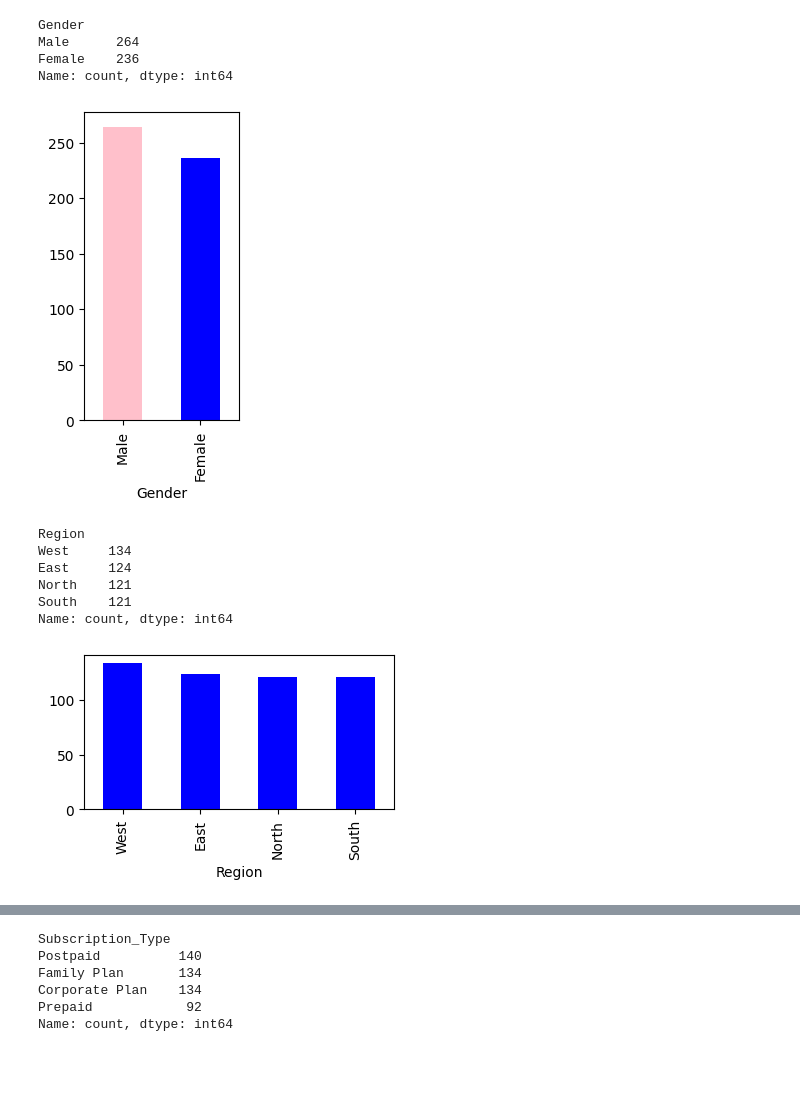
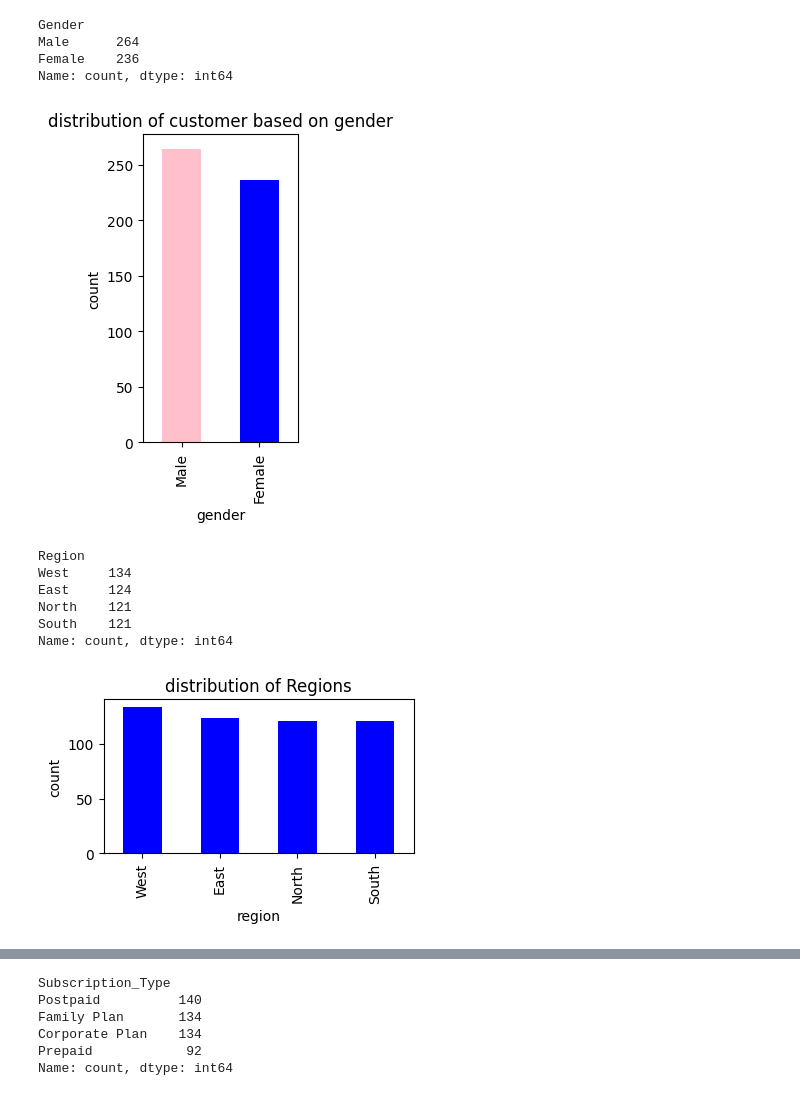
Before and after one commit to sejalsingh2707/customer_analysis, a Jupyter notebook: NOTEBOOK/DATA ANALYTICS.ipynb, the cells around one changed output, grey strips where cells are left out. Drawn from its saved outputs; the diff is of its cells as text; code cells hidden in the pictures; blank space fills up the shorter version.

```diff
--- a/NOTEBOOK/DATA ANALYTICS.ipynb
+++ b/NOTEBOOK/DATA ANALYTICS.ipynb
@@ -81,13 +81,13 @@ Name: count, dtype: int64
 # %%
 gender_count=df['Gender'].value_counts()
 plt.figure(figsize=(2,4))
 gender_count.plot(kind='bar',color=['pink','blue'])
-plt.xlabel="gender"
-plt.ylabel='count'
-plt.title="distribution of customer based on gender"
+plt.xlabel("gender")
+plt.ylabel('count')
+plt.title("distribution of customer based on gender")
 plt.show()
 # %% [output]
-[figure, old version]
+[figure, new version]
 # %%
 #distribution based on region
 df['Region'].value_counts()
@@ -102,12 +102,12 @@ Name: count, dtype: int64
 region_distribution=df['Region'].value_counts()
 plt.figure(figsize=(4,2))
 region_distribution.plot(kind='bar',color=['blue'])
-plt.title="distribution of Regions"
-plt.xlabel='region'
-plt.ylabel='count'
+plt.title("distribution of Regions")
+plt.xlabel('region')
+plt.ylabel('count')
 plt.show()
 # %% [output]
-[figure, old version]
+[figure, new version]
 # %%
 Average_Revenue=df.groupby('Region')['Monthly_Revenue'].mean()
 plt.figure(figsize=(6,8))
```
Also changed, not shown: parts of 9 cells of this notebook, 1 other file.
